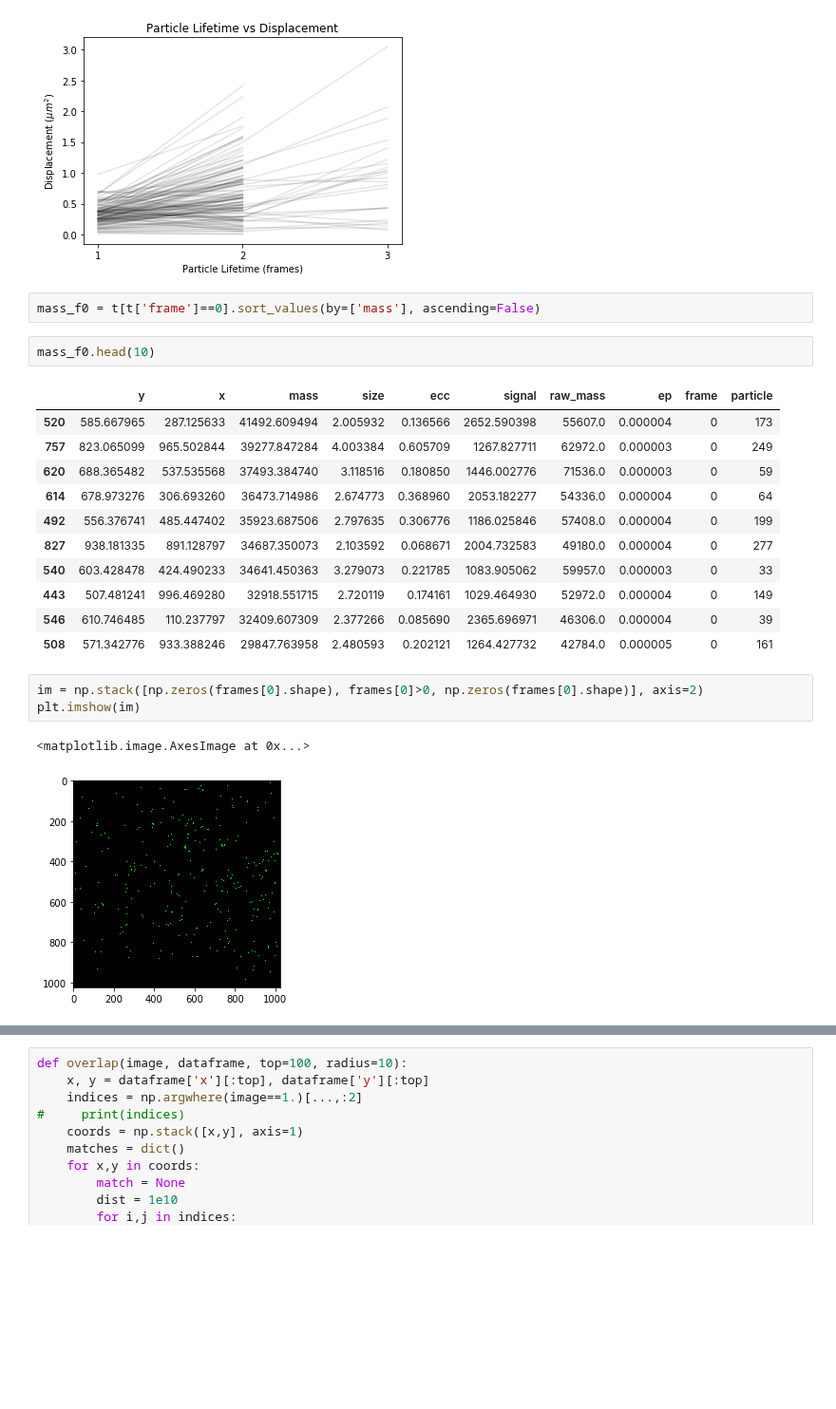
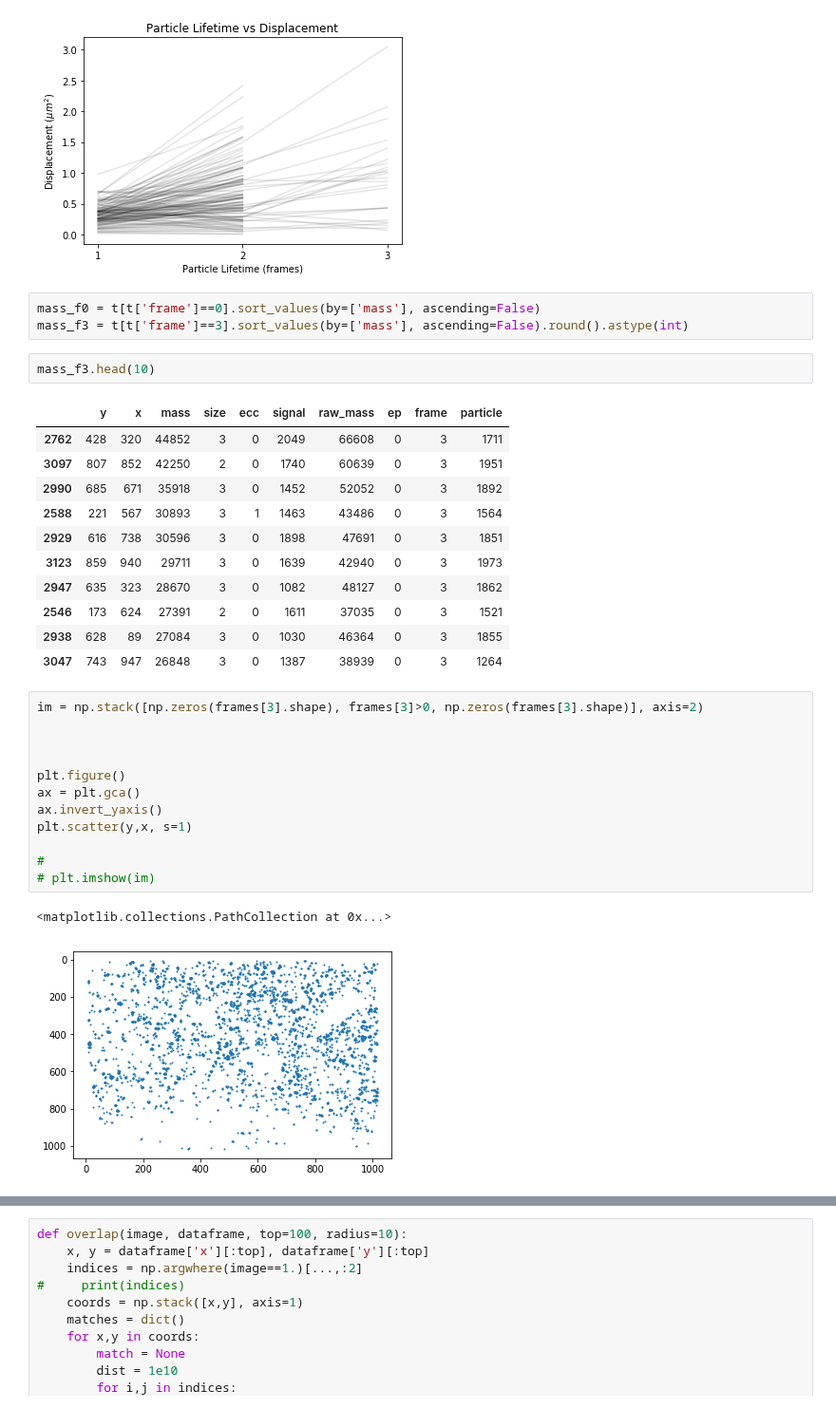
Before and after one commit to NeuroDataDesign/LIDS, a Jupyter notebook: tracking/notebooks/tracking.ipynb, the cells around one changed output, grey strips where cells are left out. Shown at 95% size. Drawn from its saved outputs; the diff is of its cells as text; blank space fills up the shorter version.

```diff
--- a/tracking/notebooks/tracking.ipynb
+++ b/tracking/notebooks/tracking.ipynb
@@ -360,23 +360,33 @@ ax.set_xticks(np.arange(1, 4, 1.0))
 [figure]
 # %%
 mass_f0 = t[t['frame']==0].sort_values(by=['mass'], ascending=False)
+mass_f3 = t[t['frame']==3].sort_values(by=['mass'], ascending=False).round().astype(int)
 # %%
-mass_f0.head(10)
+mass_f3.head(10)
 # %% [output]
 |  | y | x | mass | size | ecc | signal | raw_mass | ep | frame | particle |
-| 520 | 585.667965 | 287.125633 | 41492.609494 | 2.005932 | 0.136566 | 2652.590398 | 55607.0 | 0.000004 | 0 | 173 |
-| 757 | 823.065099 | 965.502844 | 39277.847284 | 4.003384 | 0.605709 | 1267.827711 | 62972.0 | 0.000003 | 0 | 249 |
-| 620 | 688.365482 | 537.535568 | 37493.384740 | 3.118516 | 0.180850 | 1446.002776 | 71536.0 | 0.000003 | 0 | 59 |
-| 614 | 678.973276 | 306.693260 | 36473.714986 | 2.674773 | 0.368960 | 2053.182277 | 54336.0 | 0.000004 | 0 | 64 |
-| 492 | 556.376741 | 485.447402 | 35923.687506 | 2.797635 | 0.306776 | 1186.025846 | 57408.0 | 0.000004 | 0 | 199 |
-| 827 | 938.181335 | 891.128797 | 34687.350073 | 2.103592 | 0.068671 | 2004.732583 | 49180.0 | 0.000004 | 0 | 277 |
-| 540 | 603.428478 | 424.490233 | 34641.450363 | 3.279073 | 0.221785 | 1083.905062 | 59957.0 | 0.000003 | 0 | 33 |
-| 443 | 507.481241 | 996.469280 | 32918.551715 | 2.720119 | 0.174161 | 1029.464930 | 52972.0 | 0.000004 | 0 | 149 |
-| 546 | 610.746485 | 110.237797 | 32409.607309 | 2.377266 | 0.085690 | 2365.696971 | 46306.0 | 0.000004 | 0 | 39 |
-| 508 | 571.342776 | 933.388246 | 29847.763958 | 2.480593 | 0.202121 | 1264.427732 | 42784.0 | 0.000005 | 0 | 161 |
+| 2762 | 428 | 320 | 44852 | 3 | 0 | 2049 | 66608 | 0 | 3 | 1711 |
+| 3097 | 807 | 852 | 42250 | 2 | 0 | 1740 | 60639 | 0 | 3 | 1951 |
+| 2990 | 685 | 671 | 35918 | 3 | 0 | 1452 | 52052 | 0 | 3 | 1892 |
+| 2588 | 221 | 567 | 30893 | 3 | 1 | 1463 | 43486 | 0 | 3 | 1564 |
+| 2929 | 616 | 738 | 30596 | 3 | 0 | 1898 | 47691 | 0 | 3 | 1851 |
+| 3123 | 859 | 940 | 29711 | 3 | 0 | 1639 | 42940 | 0 | 3 | 1973 |
+| 2947 | 635 | 323 | 28670 | 3 | 0 | 1082 | 48127 | 0 | 3 | 1862 |
+| 2546 | 173 | 624 | 27391 | 2 | 0 | 1611 | 37035 | 0 | 3 | 1521 |
+| 2938 | 628 | 89 | 27084 | 3 | 0 | 1030 | 46364 | 0 | 3 | 1855 |
+| 3047 | 743 | 947 | 26848 | 3 | 0 | 1387 | 38939 | 0 | 3 | 1264 |
 # %%
-im = np.stack([np.zeros(frames[0].shape), frames[0]>0, np.zeros(frames[0].shape)], axis=2)
-plt.imshow(im)
+im = np.stack([np.zeros(frames[3].shape), frames[3]>0, np.zeros(frames[3].shape)], axis=2)
+
+
+
+plt.figure()
+ax = plt.gca()
+ax.invert_yaxis()
+plt.scatter(y,x, s=1)
+
+#
+# plt.imshow(im)
 # %% [output]
-<matplotlib.image.AxesImage at 0x...>
+<matplotlib.collections.PathCollection at 0x...>
-[figure, old version]
+[figure, new version]
```
Also changed, not shown: parts of 16 cells of this notebook, 12 other files.
